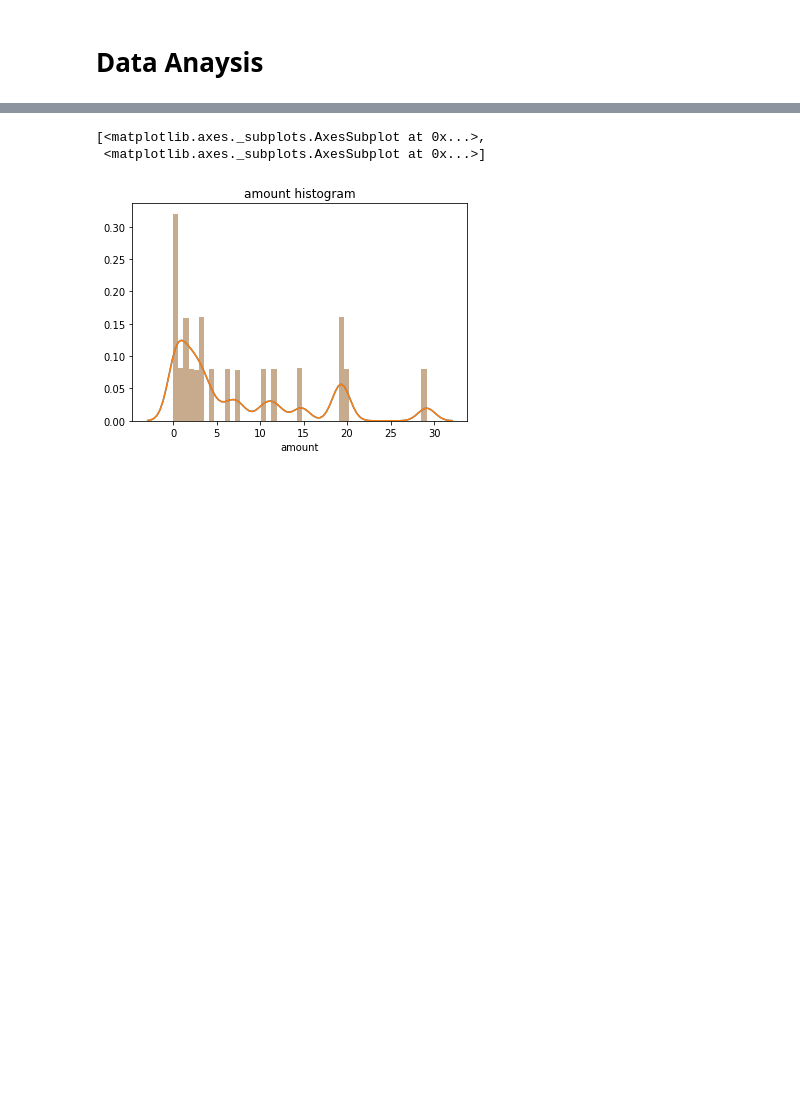
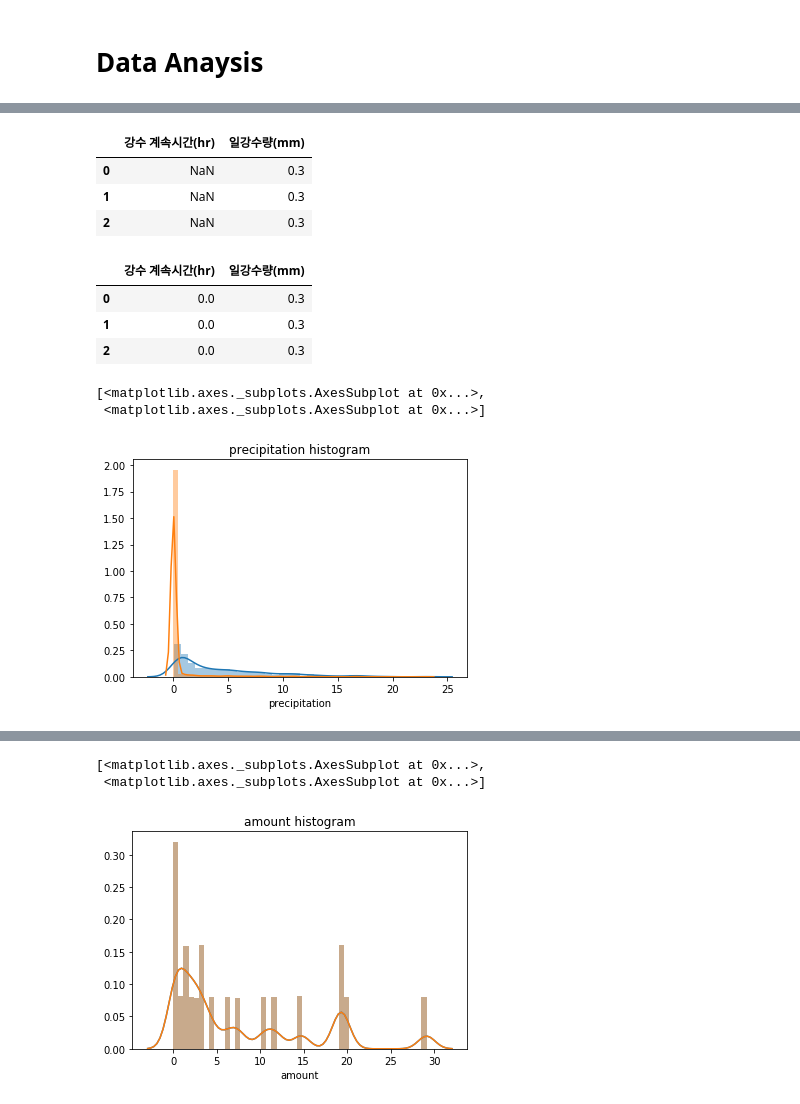
Before and after one commit to meowpunch/bobsim-research, a Jupyter notebook: src/main/python/data_analysis.ipynb, the cells around one changed output, grey strips where cells are left out. Drawn from its saved outputs; the diff is of its cells as text; code cells hidden in the pictures; blank space fills up the shorter version.

```diff
--- a/src/main/python/data_analysis.ipynb
+++ b/src/main/python/data_analysis.ipynb
@@ -105,0 +5,4 @@ dtype: float64
+# %%
+from util.build_dataset import build_origin_weather
+
+origin_w, o_key = build_origin_weather(date="201908")
@@ -105,0 +12,24 @@ dtype: float64
+# %%
+preci = origin_w[["강수 계속시간(hr)", "일강수량(mm)"]]
+preci.head(3)
+# %% [output]
+|  | 강수 계속시간(hr) | 일강수량(mm) |
+| 0 | NaN | 0.3 |
+| 1 | NaN | 0.3 |
+| 2 | NaN | 0.3 |
+# %%
+from util.handle_null import NullHandler
+filled = NullHandler.fillna_with_zero(precipitation)
+filled.head(3)
+# %% [output]
+|  | 강수 계속시간(hr) | 일강수량(mm) |
+| 0 | 0.0 | 0.3 |
+| 1 | 0.0 | 0.3 |
+| 2 | 0.0 | 0.3 |
+# %%
+from util.visualize import show_hist
+show_hist([preci["강수 계속시간(hr)"], filled["강수 계속시간(hr)"]], name="precipitation")
+# %% [output]
+[<matplotlib.axes._subplots.AxesSubplot at 0x...>,
+ <matplotlib.axes._subplots.AxesSubplot at 0x...>]
+[figure, added]
```
Also changed, not shown: parts of 15 cells of this notebook, 13 other files.
